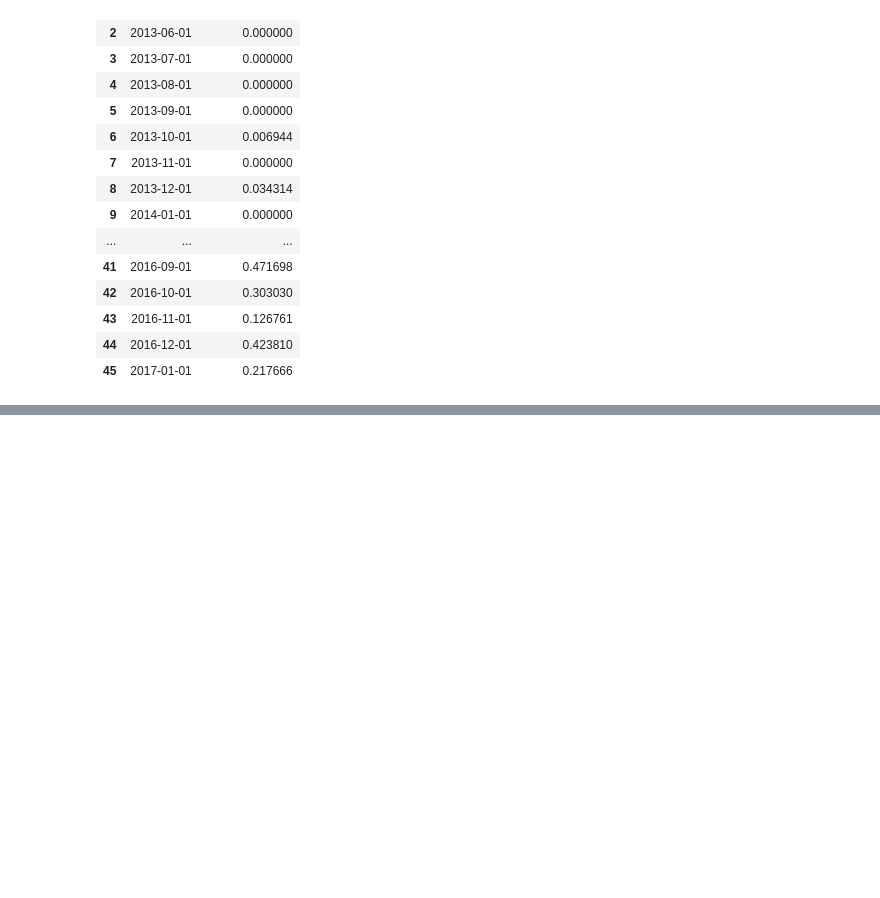
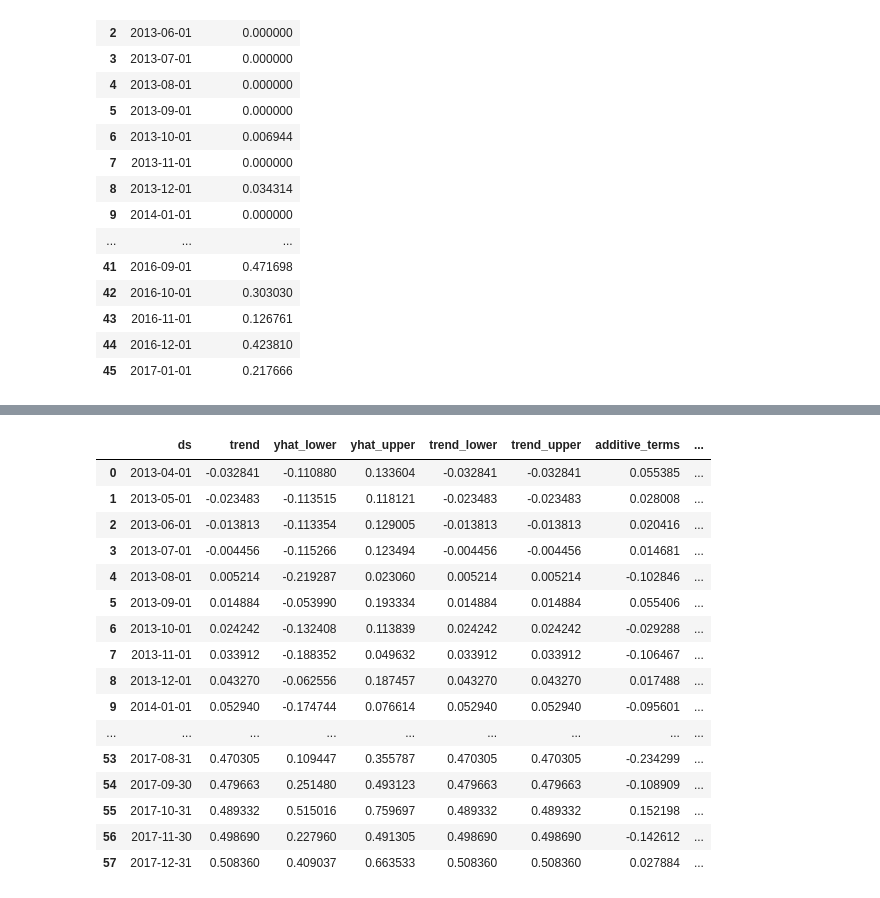
Before and after one commit to realreul/ML-with-CLAAS, a Jupyter notebook: Production/fb_prophet.ipynb, the cells around one changed output, grey strips where cells are left out. Drawn from its saved outputs; the diff is of its cells as text; code cells hidden in the pictures; blank space fills up the shorter version.

```diff
--- a/Production/fb_prophet.ipynb
+++ b/Production/fb_prophet.ipynb
@@ -64,0 +67,20 @@ fig = model.plot(forecast)
+# %%
+forecast
+# %% [output]
+|  | ds | trend | yhat_lower | yhat_upper | trend_lower | trend_upper | additive_terms | ... |
+| 0 | 2013-04-01 | -0.032841 | -0.110880 | 0.133604 | -0.032841 | -0.032841 | 0.055385 | ... |
+| 1 | 2013-05-01 | -0.023483 | -0.113515 | 0.118121 | -0.023483 | -0.023483 | 0.028008 | ... |
+| 2 | 2013-06-01 | -0.013813 | -0.113354 | 0.129005 | -0.013813 | -0.013813 | 0.020416 | ... |
+| 3 | 2013-07-01 | -0.004456 | -0.115266 | 0.123494 | -0.004456 | -0.004456 | 0.014681 | ... |
+| 4 | 2013-08-01 | 0.005214 | -0.219287 | 0.023060 | 0.005214 | 0.005214 | -0.102846 | ... |
+| 5 | 2013-09-01 | 0.014884 | -0.053990 | 0.193334 | 0.014884 | 0.014884 | 0.055406 | ... |
+| 6 | 2013-10-01 | 0.024242 | -0.132408 | 0.113839 | 0.024242 | 0.024242 | -0.029288 | ... |
+| 7 | 2013-11-01 | 0.033912 | -0.188352 | 0.049632 | 0.033912 | 0.033912 | -0.106467 | ... |
+| 8 | 2013-12-01 | 0.043270 | -0.062556 | 0.187457 | 0.043270 | 0.043270 | 0.017488 | ... |
+| 9 | 2014-01-01 | 0.052940 | -0.174744 | 0.076614 | 0.052940 | 0.052940 | -0.095601 | ... |
+| ... | ... | ... | ... | ... | ... | ... | ... | ... |
+| 53 | 2017-08-31 | 0.470305 | 0.109447 | 0.355787 | 0.470305 | 0.470305 | -0.234299 | ... |
+| 54 | 2017-09-30 | 0.479663 | 0.251480 | 0.493123 | 0.479663 | 0.479663 | -0.108909 | ... |
+| 55 | 2017-10-31 | 0.489332 | 0.515016 | 0.759697 | 0.489332 | 0.489332 | 0.152198 | ... |
+| 56 | 2017-11-30 | 0.498690 | 0.227960 | 0.491305 | 0.498690 | 0.498690 | -0.142612 | ... |
+| 57 | 2017-12-31 | 0.508360 | 0.409037 | 0.663533 | 0.508360 | 0.508360 | 0.027884 | ... |
```
Also changed, not shown: parts of 3 cells of this notebook.
